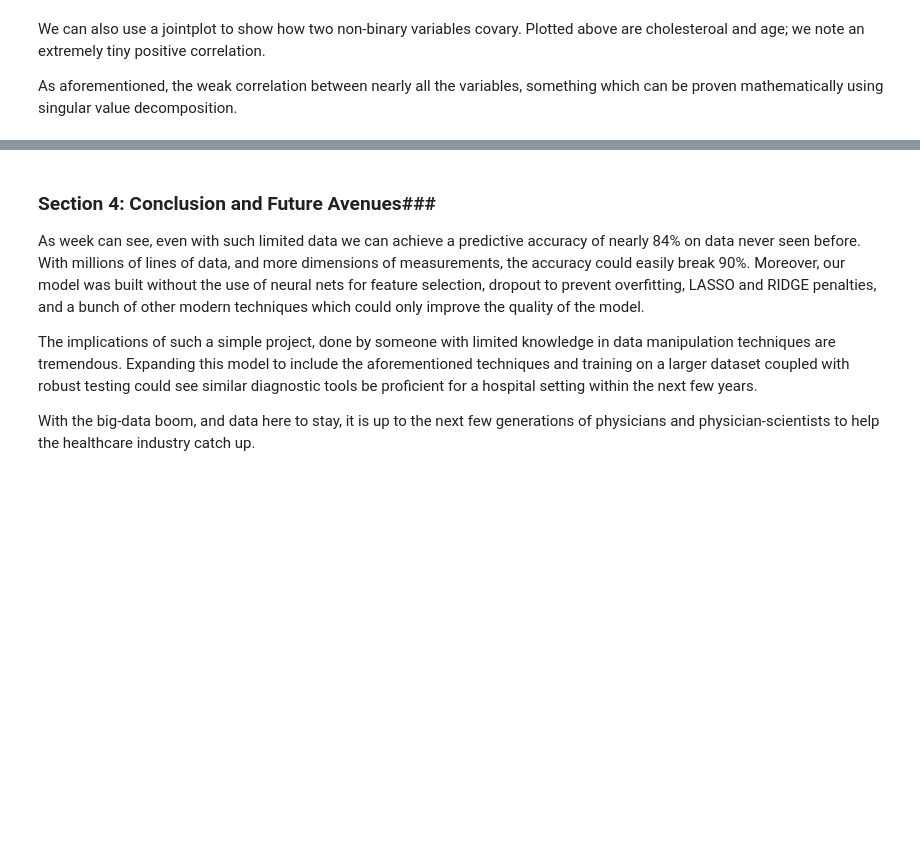
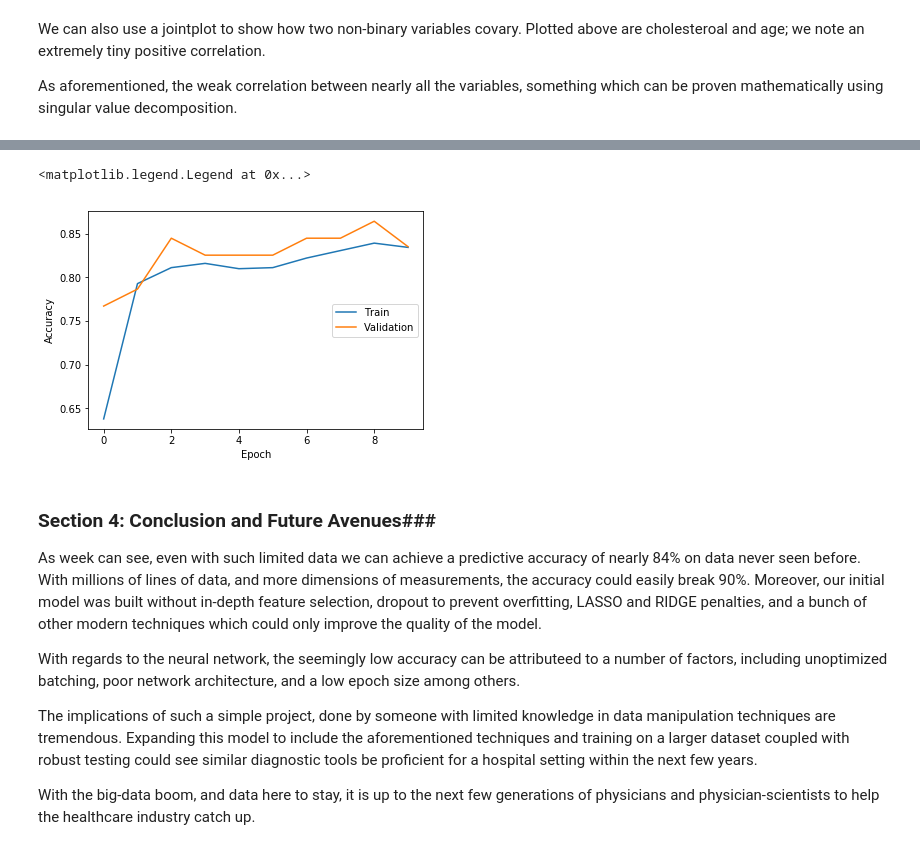
Before and after one commit to roshanlodha/heart-disease, a Jupyter notebook: Heart Disease.ipynb, the cells around one changed output, grey strips where cells are left out. Cells and saved outputs as stored; diff of their text form; code cells hidden in the pictures; blank space fills up the shorter version.

```diff
--- a/Heart Disease.ipynb
+++ b/Heart Disease.ipynb
@@ -113,6 +217,17 @@ Test accuracy: 0.8390
+# %%
+plt.plot(history.history['accuracy'])
+plt.plot(history.history['val_accuracy'])
+plt.ylabel('Accuracy')
+plt.xlabel('Epoch')
+plt.legend(['Train', 'Validation'], loc='right')
+# %% [output]
+<matplotlib.legend.Legend at 0x...>
+[figure, added]
 # %% [markdown]
 ### Section 4: Conclusion and Future Avenues###
-As week can see, even with such limited data we can achieve a predictive accuracy of nearly 84% on data never seen before. With millions of lines of data, and more dimensions of measurements, the accuracy could easily break 90%. Moreover, our model was built without the use of neural nets for feature selection, dropout to prevent overfitting, LASSO and RIDGE penalties, and a bunch of other modern techniques which could only improve the quality of the model.
+As week can see, even with such limited data we can achieve a predictive accuracy of nearly 84% on data never seen before. With millions of lines of data, and more dimensions of measurements, the accuracy could easily break 90%. Moreover, our initial model was built without in-depth feature selection, dropout to prevent overfitting, LASSO and RIDGE penalties, and a bunch of other modern techniques which could only improve the quality of the model.
+
+With regards to the neural network, the seemingly low accuracy can be attributeed to a number of factors, including unoptimized batching, poor network architecture, and a low epoch size among others.
 
 The implications of such a simple project, done by someone with limited knowledge in data manipulation techniques are tremendous. Expanding this model to include the aforementioned techniques and training on a larger dataset coupled with robust testing could see similar diagnostic tools be proficient for a hospital setting within the next few years.
 
```
Also changed, not shown: parts of 17 cells of this notebook.
